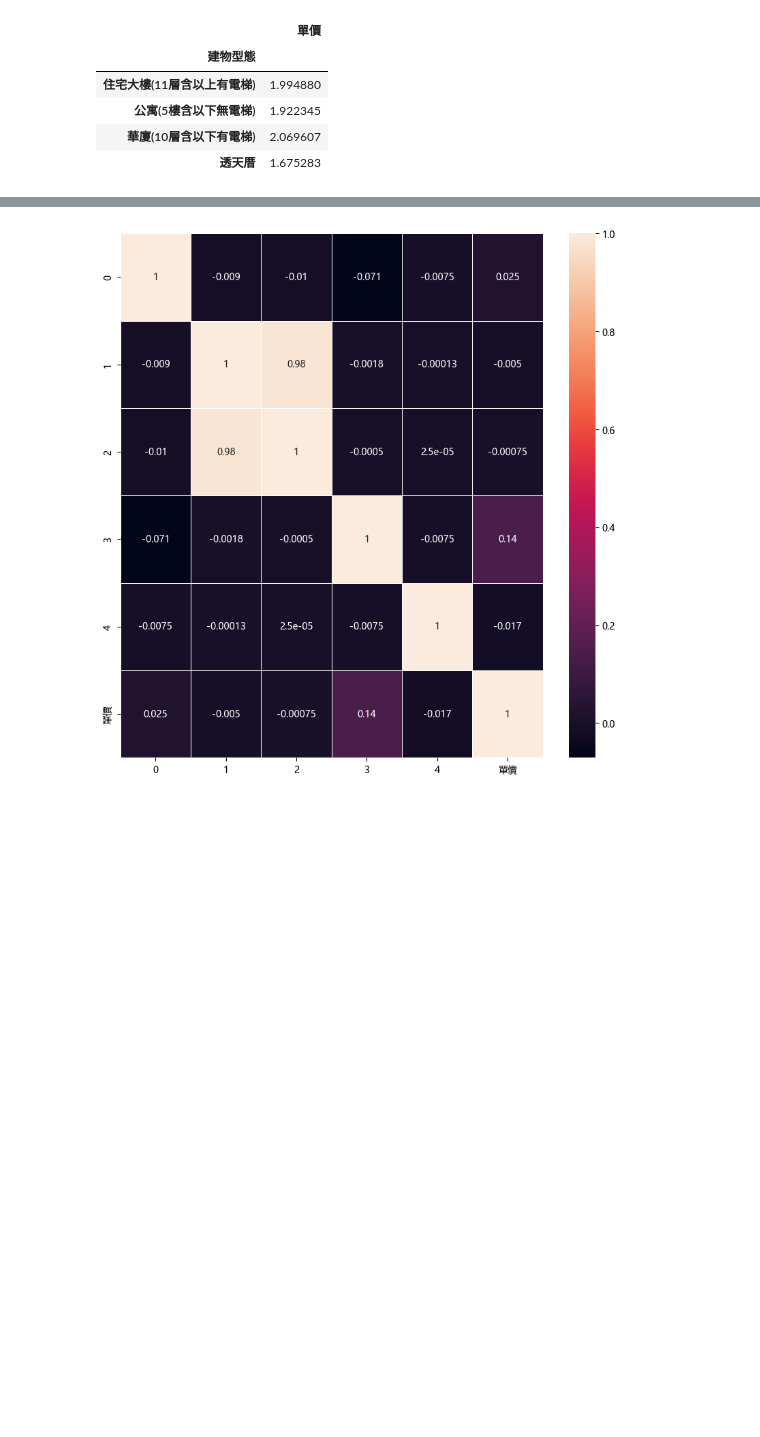
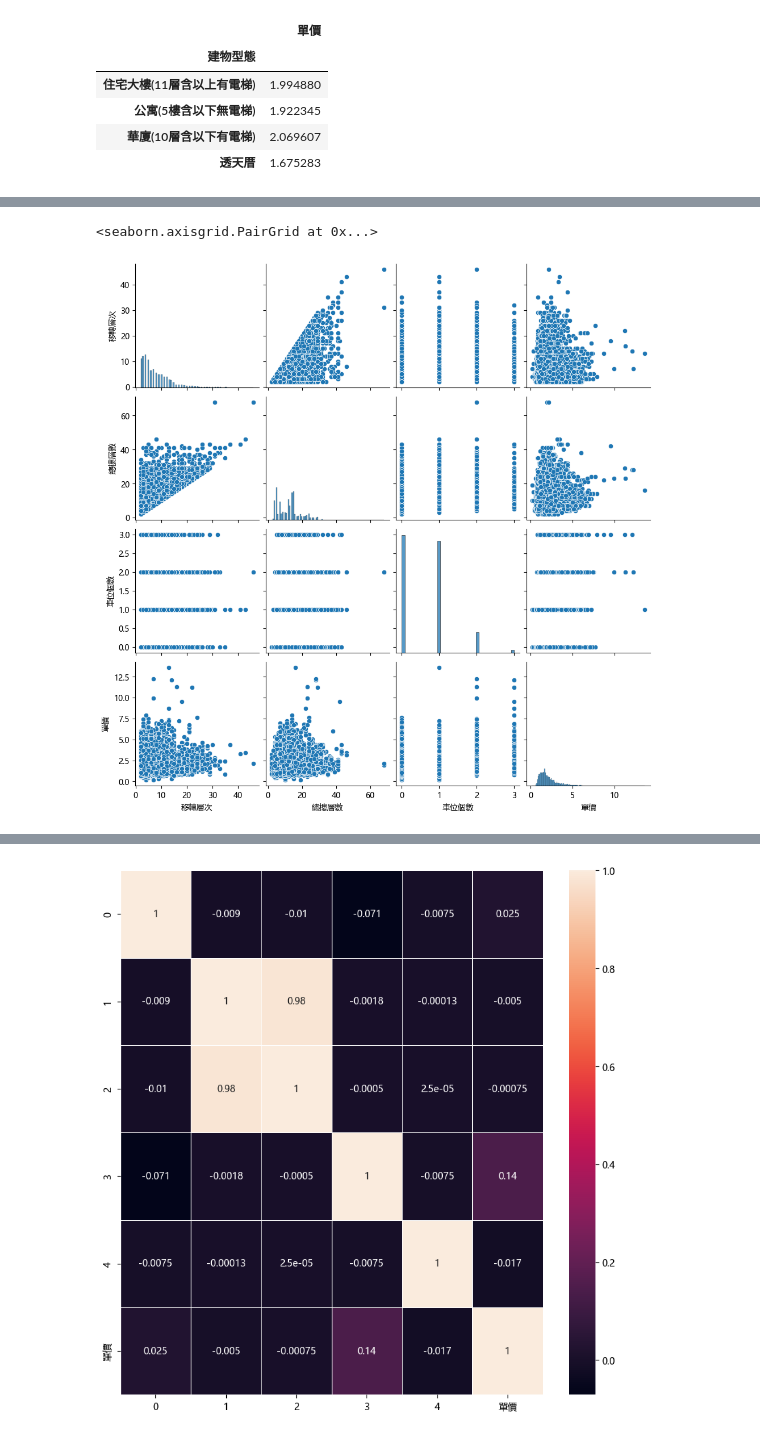
Before and after one commit to kpliao1206/Real_estate_value, a Jupyter notebook: Data_analyze.ipynb, the cells around one changed output, grey strips where cells are left out. Saved outputs shown, nothing was run; the diff lists cells and outputs as text; code cells hidden in the pictures; blank space fills up the shorter version.

```diff
--- a/Data_analyze.ipynb
+++ b/Data_analyze.ipynb
@@ -191,3 +227,8 @@ numeric_data.head(10)
+# %%
+sns.pairplot(numeric_data[['移轉層次', '總樓層數', '車位個數', '單價']])
+# %% [output]
+<seaborn.axisgrid.PairGrid at 0x...>
+[figure, added]
 # %%
 plt.figure(figsize=(10, 10))
 sns.heatmap(numeric_data.drop('ID', axis=1).corr(), annot=True, linewidth=0.5)
```
Also changed, not shown: parts of 5 cells of this notebook, 20 other files.
